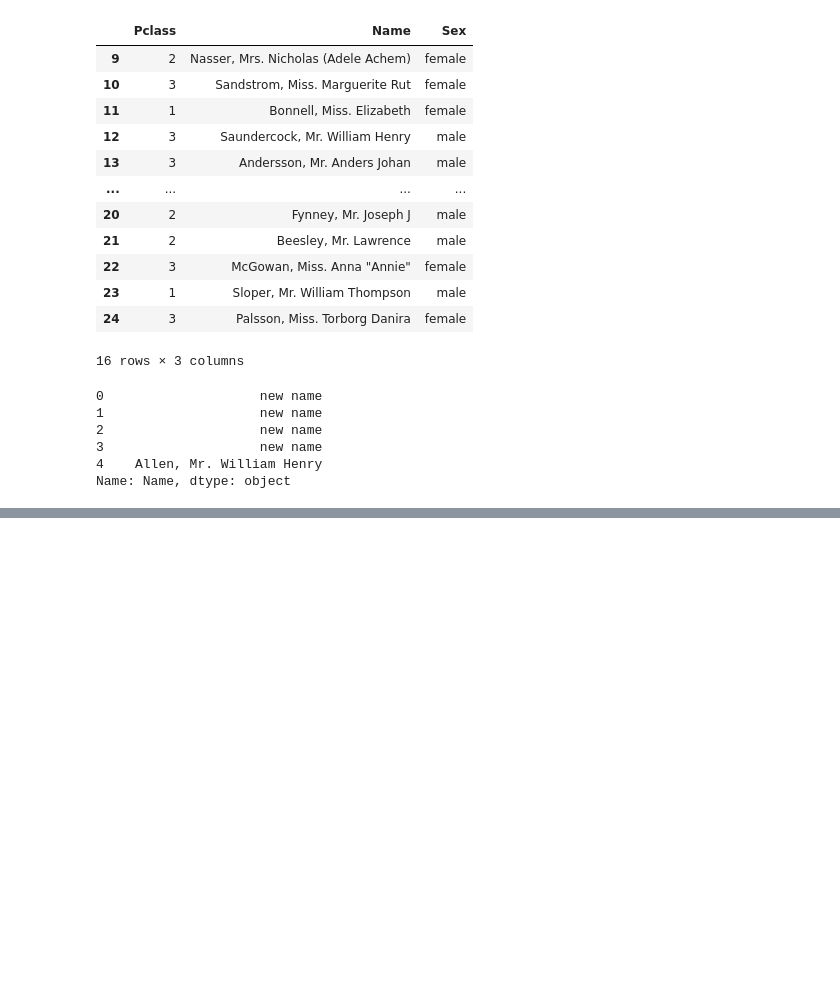
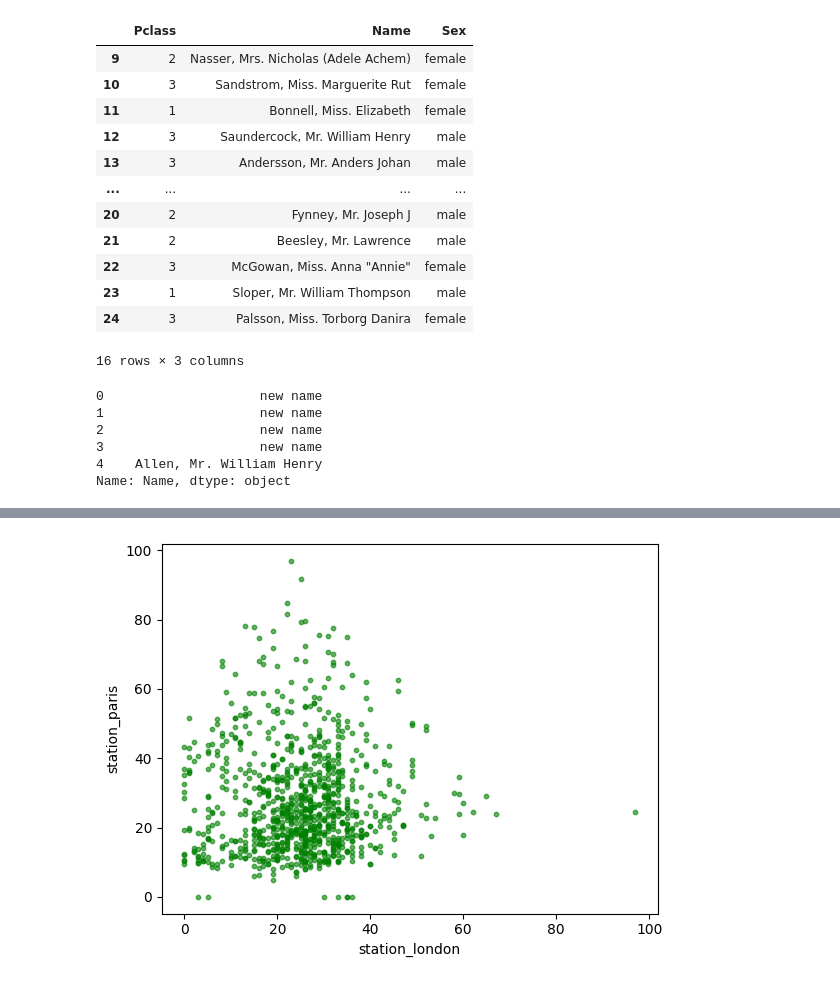
Before and after one commit to Dipendra1999/Pandas, a Jupyter notebook: quickstartPandas.ipynb, the cells around one changed output, grey strips where cells are left out. Saved outputs shown, nothing was run; the diff lists cells and outputs as text; code cells hidden in the pictures; blank space fills up the shorter version.

```diff
--- a/quickstartPandas.ipynb
+++ b/quickstartPandas.ipynb
@@ -193,0 +283,5 @@ Name: Name, dtype: object
+# %%
+air_quality.plot.scatter(x='station_london',y='station_paris',c="green",s=10,alpha=0.6)
+plt.show()
+# %% [output]
+[figure, added]
```
Also changed, not shown: parts of 23 cells of this notebook, 1 other file.
